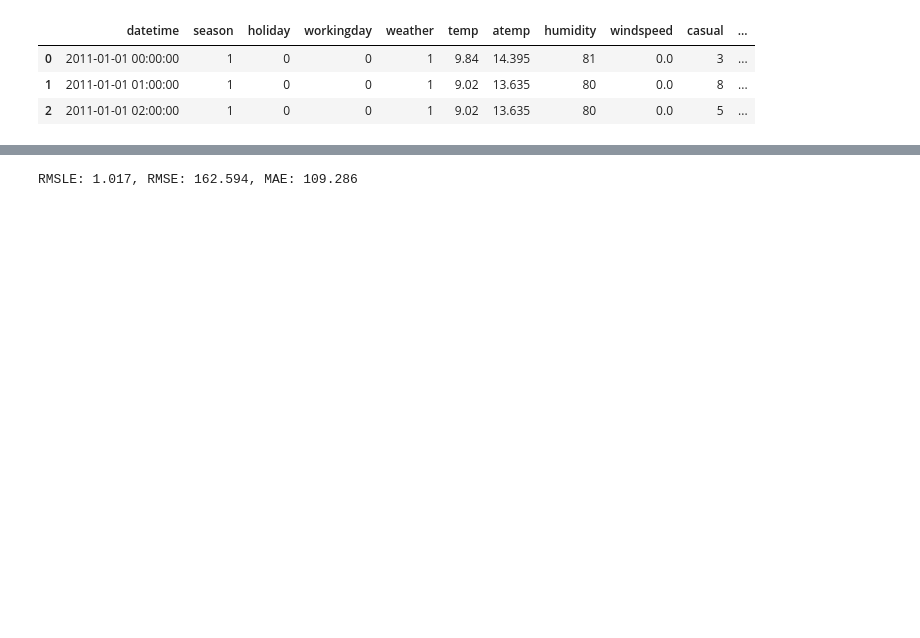
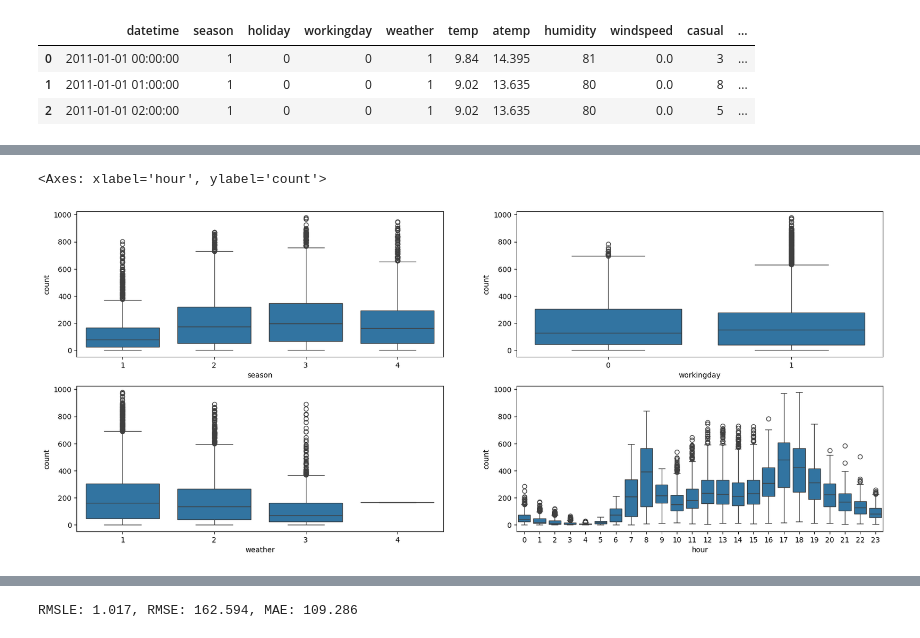
Before and after one commit to jm83-database/elixerr, a Jupyter notebook: notebooks/sklearn_regressoin/bike_prediction.ipynb, the cells around one changed output, grey strips where cells are left out. Cells and saved outputs as stored; diff of their text form; code cells hidden in the pictures; blank space fills up the shorter version.

```diff
--- a/notebooks/sklearn_regressoin/bike_prediction.ipynb
+++ b/notebooks/sklearn_regressoin/bike_prediction.ipynb
@@ -53,0 +92,12 @@ ValueError: Length of list vectors must match length of `data` when both are use
+# %%
+# 박스플롯(시즌, 근무일, 날씨, 시간)
+fig, axes = plt.subplots(nrows=2, ncols=2)
+fig.set_size_inches(20,8)
+
+sns.boxplot(data=bike_df, x="season", y="count", ax=axes[0][0])
+sns.boxplot(data=bike_df, x="workingday", y="count", ax=axes[0][1])
+sns.boxplot(data=bike_df, x = 'weather', orient="v", y="count", ax=axes[1][0])
+sns.boxplot(data=bike_df, x="hour", y="count", ax=axes[1][1])
+# %% [output]
+<Axes: xlabel='hour', ylabel='count'>
+[figure, added]
```
Also changed, not shown: parts of 20 cells of this notebook.
